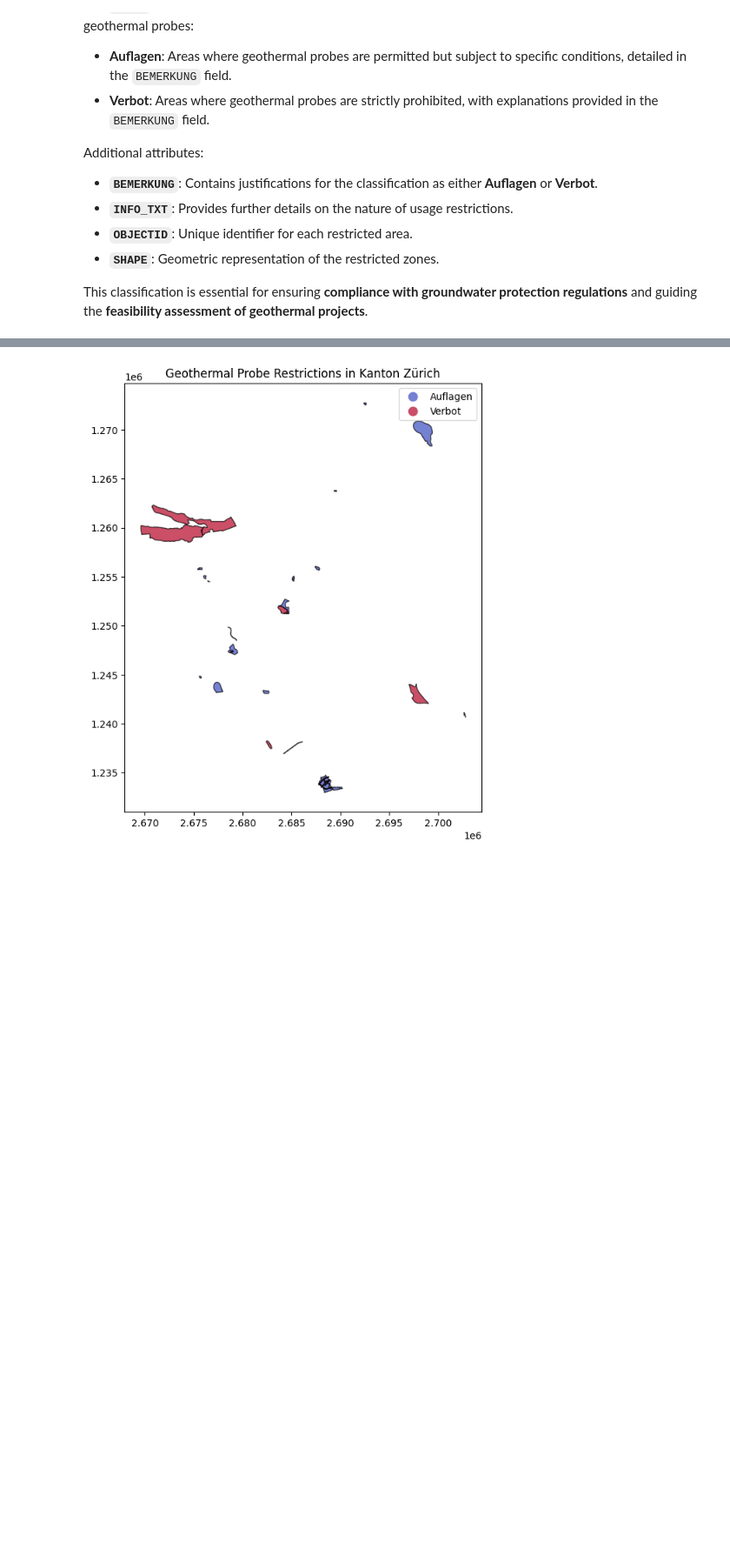
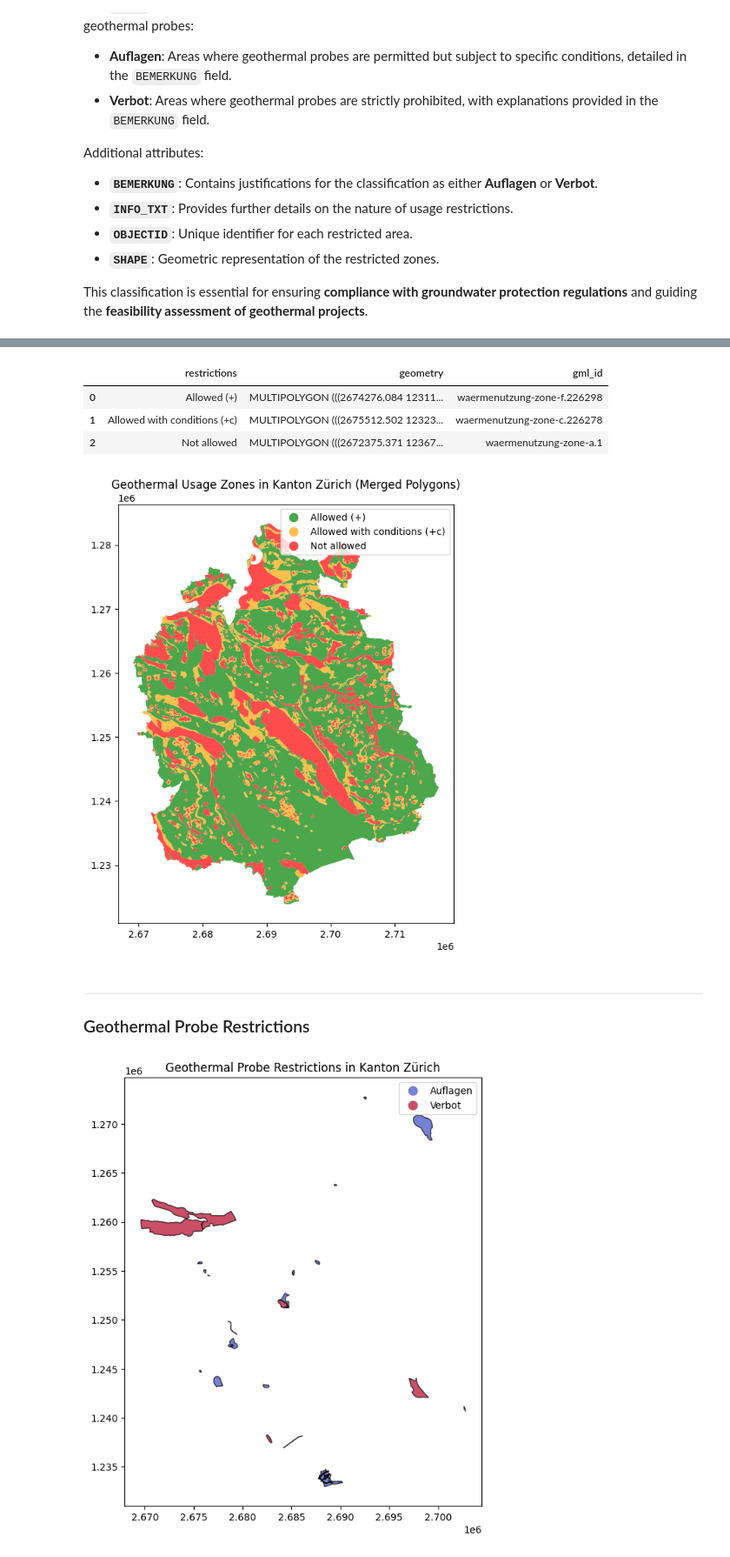
Before and after one commit to leinadher/GeoThesis, a Jupyter notebook: 02_extraction_zh_erdwärmezonen.ipynb, the cells around one changed output, grey strips where cells are left out. Shown at 87% size. Cells and saved outputs as stored; diff of their text form; code cells hidden in the pictures; blank space fills up the shorter version.

```diff
--- a/02_extraction_zh_erdwärmezonen.ipynb
+++ b/02_extraction_zh_erdwärmezonen.ipynb
@@ -278,3 +348,53 @@ zh_waermenutzung_gdf[zh_waermenutzung_gdf["ZONEN"] == "A"]
+# %%
+# Create a copy to preserve the original dataset
+zh_waermenutzung_gdf_merged = zh_waermenutzung_gdf.copy()
+
+# Ensure geometries are valid (fix invalid ones)
+zh_waermenutzung_gdf_merged["geometry"] = zh_waermenutzung_gdf_merged["geometry"].buffer(0)
+
+# Dissolve polygons by the 'restrictions' column
+zh_waermenutzung_gdf_merged = zh_waermenutzung_gdf_merged.dissolve(by="restrictions")
+
+# Reset index to avoid issues when plotting
+zh_waermenutzung_gdf_merged = zh_waermenutzung_gdf_merged.reset_index()
+
+# Drop the 'ZONEN' column as it's no longer needed
+zh_waermenutzung_gdf_merged = zh_waermenutzung_gdf_merged.drop(columns=["ZONEN"], errors="ignore")
+
+# Check the resulting dataset
+zh_waermenutzung_gdf_merged.head()
+# %% [output]
+|  | restrictions | geometry | gml_id |
+| 0 | Allowed (+) | MULTIPOLYGON (((2674276.084 12311... | waermenutzung-zone-f.226298 |
+| 1 | Allowed with conditions (+c) | MULTIPOLYGON (((2675512.502 12323... | waermenutzung-zone-c.226278 |
+| 2 | Not allowed | MULTIPOLYGON (((2672375.371 12367... | waermenutzung-zone-a.1 |
+# %%
+# Define the custom color mapping
+cmap = mcolors.ListedColormap(["green", "orange", "red"])  # Allowed, conditions, not allowed
+categories = ["Allowed (+)", "Allowed with conditions (+c)", "Not allowed"]
+
+# Create the plot
+fig, ax = plt.subplots(figsize=(10, 8))
+zh_waermenutzung_gdf_merged.plot(
+    ax=ax, column="restrictions", cmap=cmap, legend=True, edgecolor=None, alpha=0.7
+)
+
+# Modify legend labels
+leg = ax.get_legend()
+for i, text in enumerate(leg.get_texts()):
+    text.set_text(categories[i])
+
+# Add title
+ax.set_title("Geothermal Usage Zones in Kanton Zürich (Merged Polygons)")
+
+# Show plot
+plt.show()
+# %% [output]
+[figure, added]
+# %% [markdown]
+---
+
+### Geothermal Probe Restrictions
 # %%
 # Plot the restrictions dataset
 fig, ax = plt.subplots(figsize=(10, 8))
```
Also changed, not shown: parts of 10 cells of this notebook.
